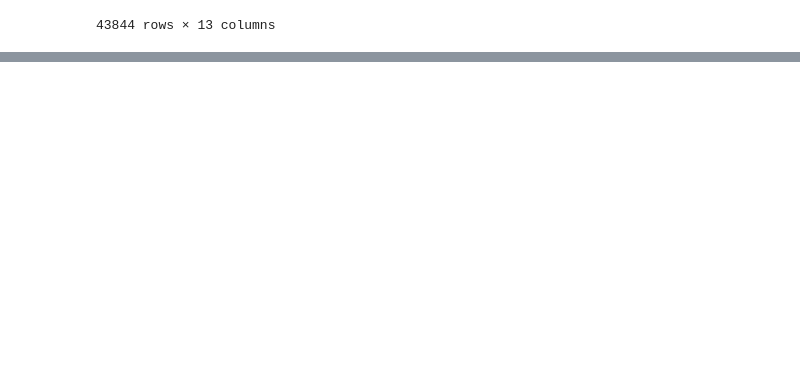
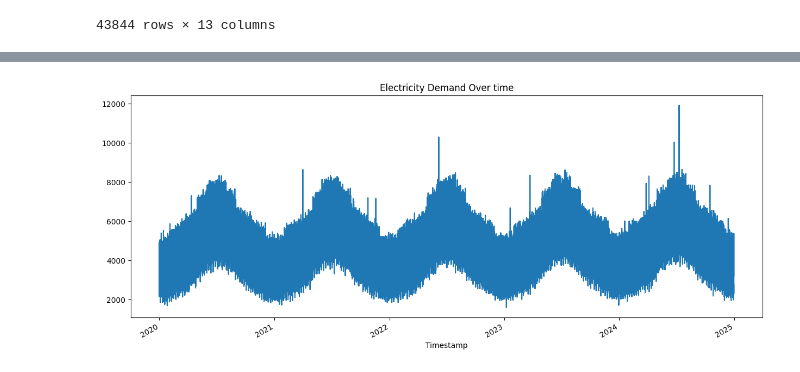
Before and after one commit to abdurrahman16/Electricity-Demand-Forecasting_Model-XGboost-, a Jupyter notebook: Electricity_Demand_Forecasting_Model(XGboost).ipynb, the cells around one changed output, grey strips where cells are left out. Cells and saved outputs as stored; diff of their text form; code cells hidden in the pictures; blank space fills up the shorter version.

```diff
--- a/Electricity_Demand_Forecasting_Model(XGboost).ipynb
+++ b/Electricity_Demand_Forecasting_Model(XGboost).ipynb
@@ -224,0 +242,5 @@ data['demand_rolling_std_24hr']= data['Demand'].rolling(window=24).std()
+# %%
+data['Demand'].plot(figsize=(15,6), title='Electricity Demand Over time')
+plt.show()
+# %% [output]
+[figure, added]
```
Also changed, not shown: parts of 16 cells of this notebook.
